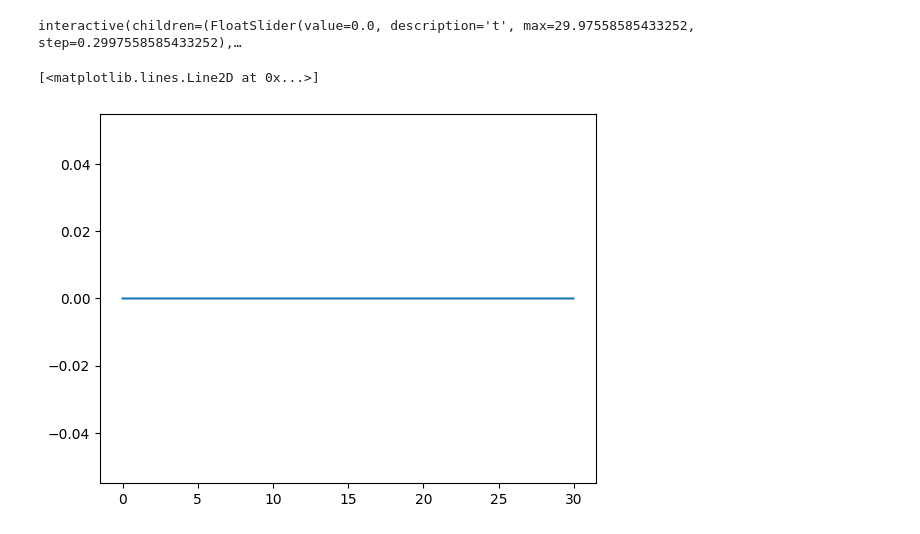
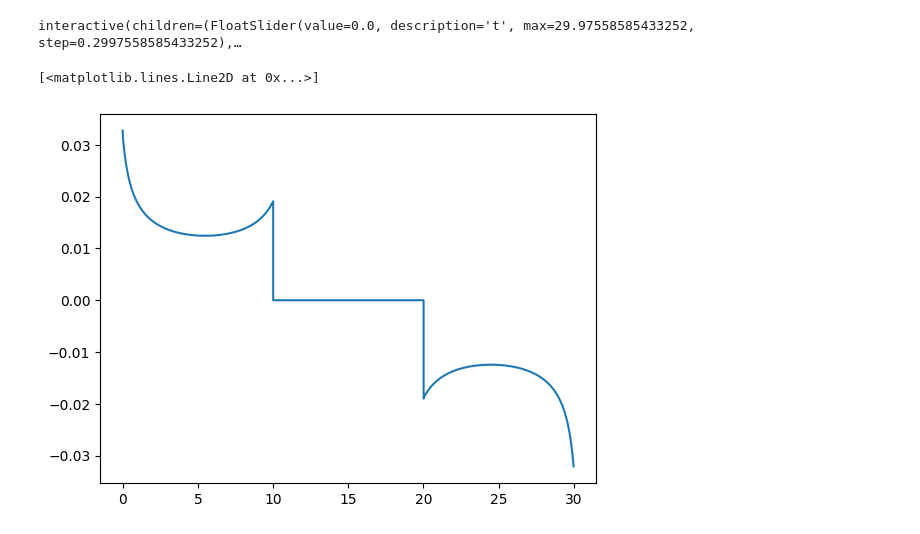
Before and after one commit to brosaplanella/formation, a Jupyter notebook: test_SEI.ipynb, the cells around one changed output. Saved outputs shown, nothing was run; the diff lists cells and outputs as text; code cells hidden in the pictures.

```diff
--- a/test_SEI.ipynb
+++ b/test_SEI.ipynb
@@ -59,7 +76,7 @@ plot.dynamic_plot()
 interactive(children=(FloatSlider(value=0.0, description='t', max=29.97558585433252, step=0.2997558585433252),…
 # %%
 plt.plot(sol["Time [h]"].entries,
-         sol["Contact overpotential [V]"].entries)
+         sol["X-averaged reaction overpotential [V]"].entries)
 # %% [output]
 [<matplotlib.lines.Line2D at 0x...>]
-[figure, old version]
+[figure, new version]
```
Also changed, not shown: parts of 4 cells of this notebook, 1 other file.
